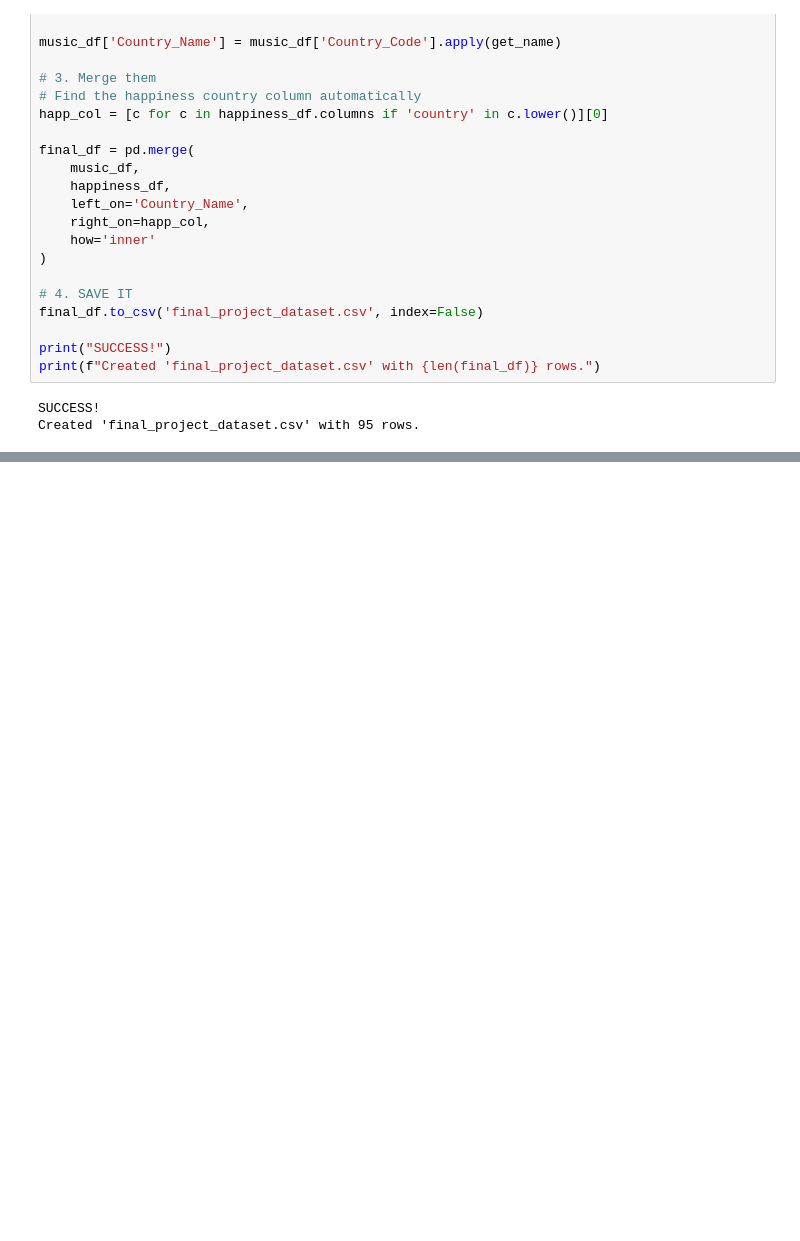
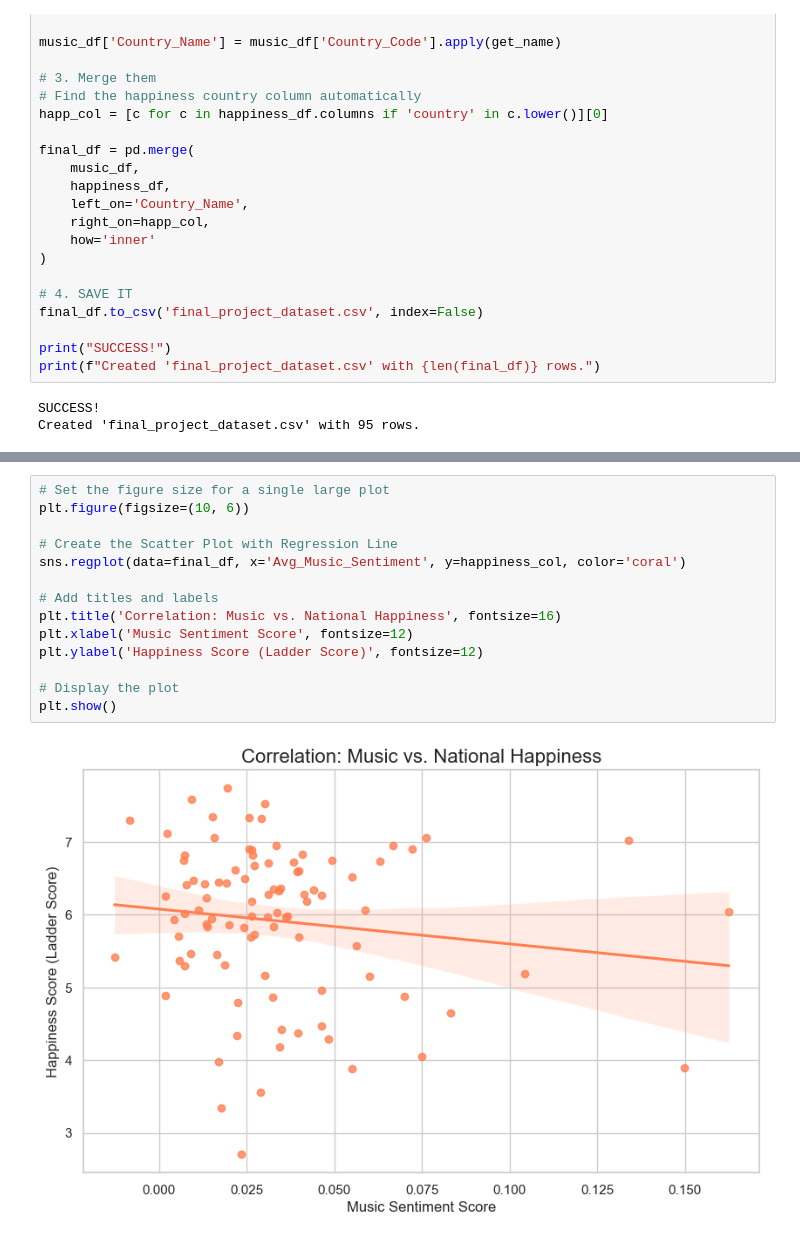
Before and after one commit to turkanahmetoglu/DSA210-Term-Project, a Jupyter notebook: EDA_Analysis.ipynb, the cells around one changed output, grey strips where cells are left out. Cells and saved outputs as stored; diff of their text form; blank space fills up the shorter version.

```diff
--- a/EDA_Analysis.ipynb
+++ b/EDA_Analysis.ipynb
@@ -111,0 +120,16 @@ CONCLUSION: No significant relationship found (Result might be random).
+# %%
+# Set the figure size for a single large plot
+plt.figure(figsize=(10, 6))
+
+# Create the Scatter Plot with Regression Line
+sns.regplot(data=final_df, x='Avg_Music_Sentiment', y=happiness_col, color='coral')
+
+# Add titles and labels
+plt.title('Correlation: Music vs. National Happiness', fontsize=16)
+plt.xlabel('Music Sentiment Score', fontsize=12)
+plt.ylabel('Happiness Score (Ladder Score)', fontsize=12)
+
+# Display the plot
+plt.show()
+# %% [output]
+[figure, added]
```
Also changed, not shown: parts of 7 cells of this notebook.
